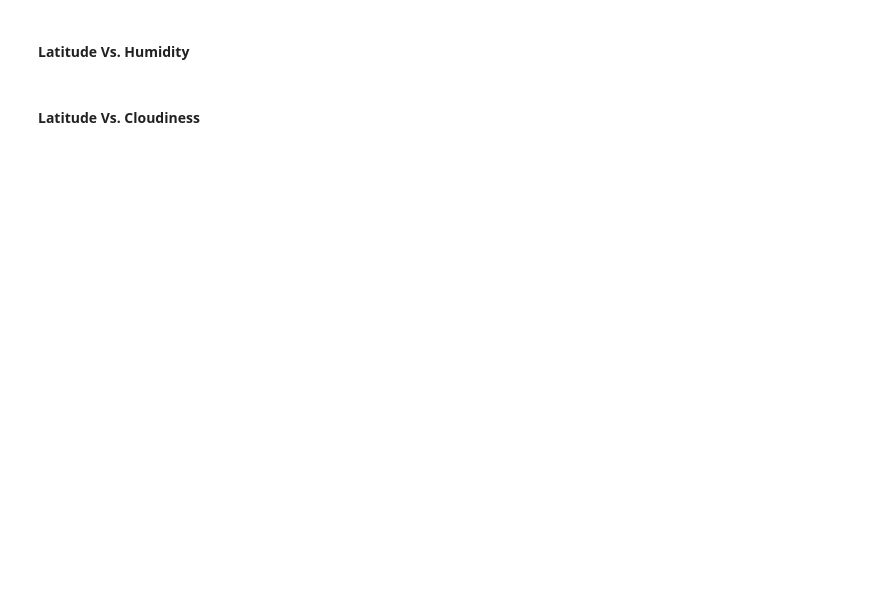
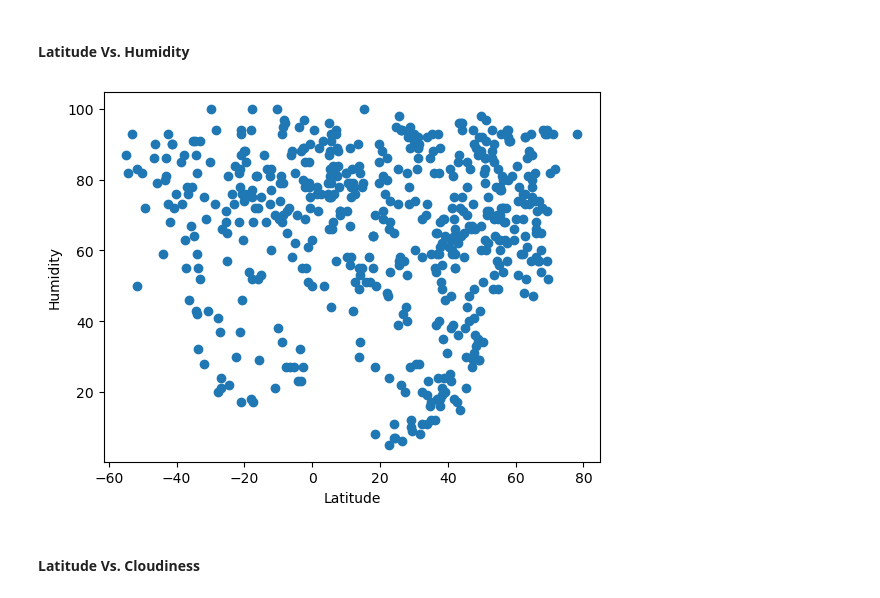
Before and after one commit to jackieoc/python-api-challenge, a Jupyter notebook: WeatherPy/WeatherPy.ipynb, the cells around one changed output. Cells and saved outputs as stored; diff of their text form; code cells hidden in the pictures; blank space fills up the shorter version.

```diff
--- a/WeatherPy/WeatherPy.ipynb
+++ b/WeatherPy/WeatherPy.ipynb
@@ -204,16 +209,21 @@ plt.show()
 #### Latitude Vs. Humidity
 # %%
 # Build the scatter plots for latitude vs. humidity
-# YOUR CODE HERE
+x_values= city_data_df["Lat"]
+y_values = city_data_df["Humidity"]
+plt.scatter(x_values,y_values)
 
 # Incorporate the other graph properties
-# YOUR CODE HERE
+plt.xlabel('Latitude')
+plt.ylabel('Humidity')
 
 # Save the figure
 plt.savefig("output_data/Fig2.png")
 
 # Show plot
 plt.show()
+# %% [output]
+[figure, added]
 # %% [markdown]
 #### Latitude Vs. Cloudiness
 # %%
```
Also changed, not shown: parts of 36 cells of this notebook, 5 other files.
